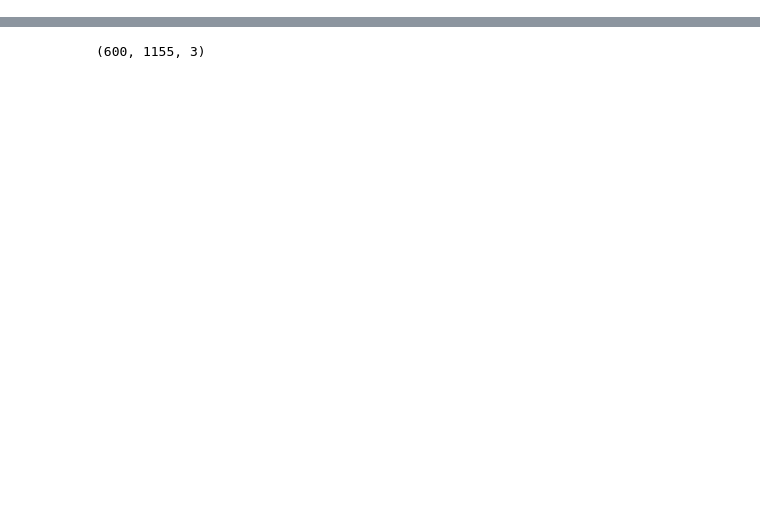
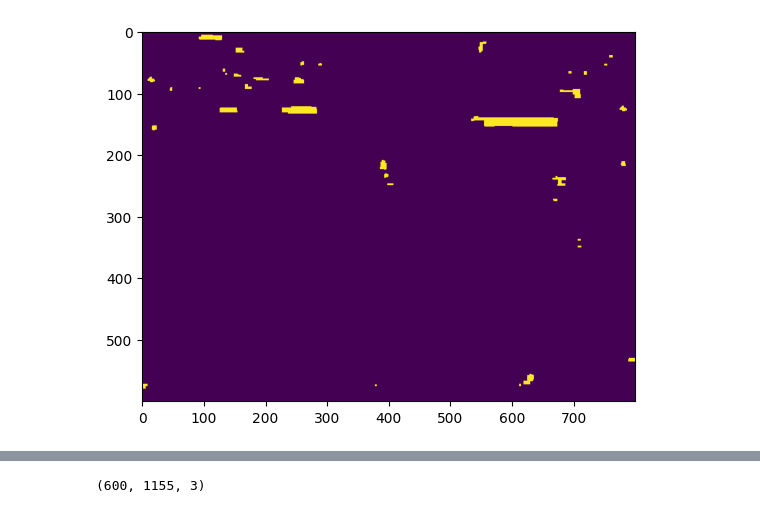
Before and after one commit to wangnanv5/shenwu, a Jupyter notebook: test.ipynb, the cells around one changed output, grey strips where cells are left out. Cells and saved outputs as stored; diff of their text form; code cells hidden in the pictures; blank space fills up the shorter version.

```diff
--- a/test.ipynb
+++ b/test.ipynb
@@ -57,0 +112,24 @@ hwnd = hwnd_list[0]
+# %%
+# 预先截取一小块【修业】文字作为模板
+# template = cv2.imread("xiuye_template.png")  # 比如 30×15 的小图
+# result_map = cv2.matchTemplate(roi, template, cv2.TM_CCOEFF_NORMED)
+# min_val, max_val, min_loc, max_loc = cv2.minMaxLoc(result_map)
+
+# if max_val > 0.75:  # 相似度阈值
+#     th, tw = template.shape[:2]
+#     cv2.rectangle(roi, max_loc, (max_loc[0]+tw, max_loc[1]+th), (0,255,0), 2)
+#     print(f"✅ 模板匹配成功! 置信度={max_val:.2f}, 位置={max_loc}")
+
+
+# 先闭运算：连接相近的文字像素
+kernel_close = cv2.getStructuringElement(cv2.MORPH_RECT, (15, 5))
+mask_closed = cv2.morphologyEx(mask_yellow, cv2.MORPH_CLOSE, kernel_close)
+
+# 再开运算：去除细小噪点
+kernel_open = cv2.getStructuringElement(cv2.MORPH_RECT, (3, 3))
+mask_clean = cv2.morphologyEx(mask_closed, cv2.MORPH_OPEN, kernel_open)
+
+plt.imshow(mask_clean)
+plt.show()
+# %% [output]
+[figure, added]
```
Also changed, not shown: parts of 16 cells of this notebook, 11 other files.
